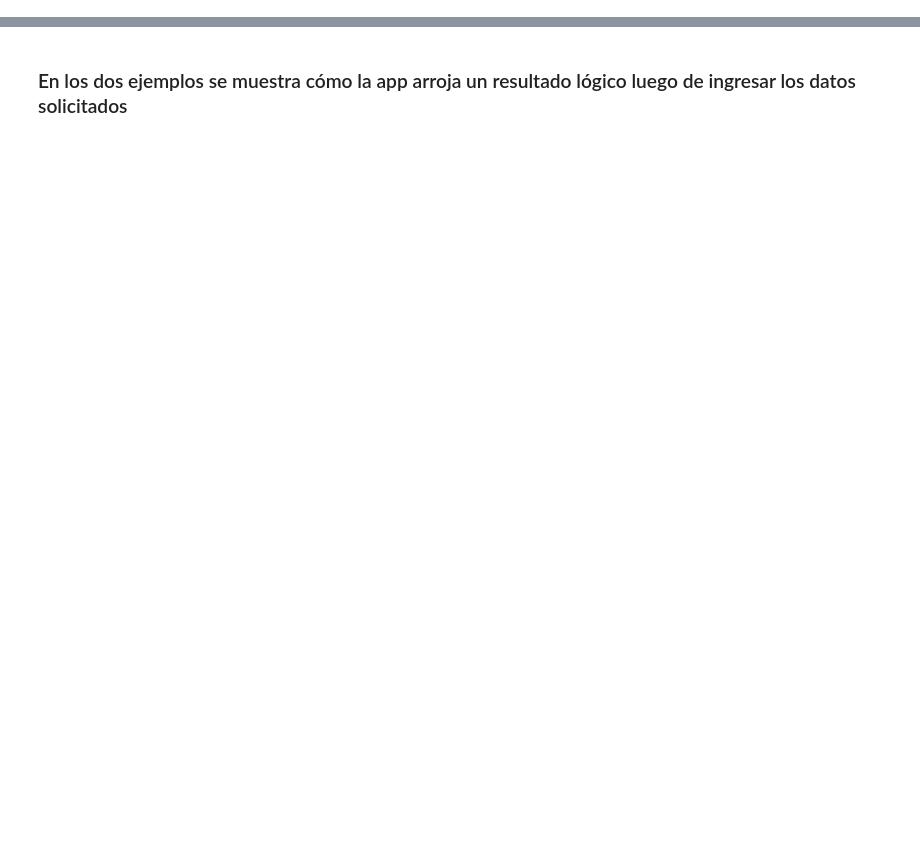
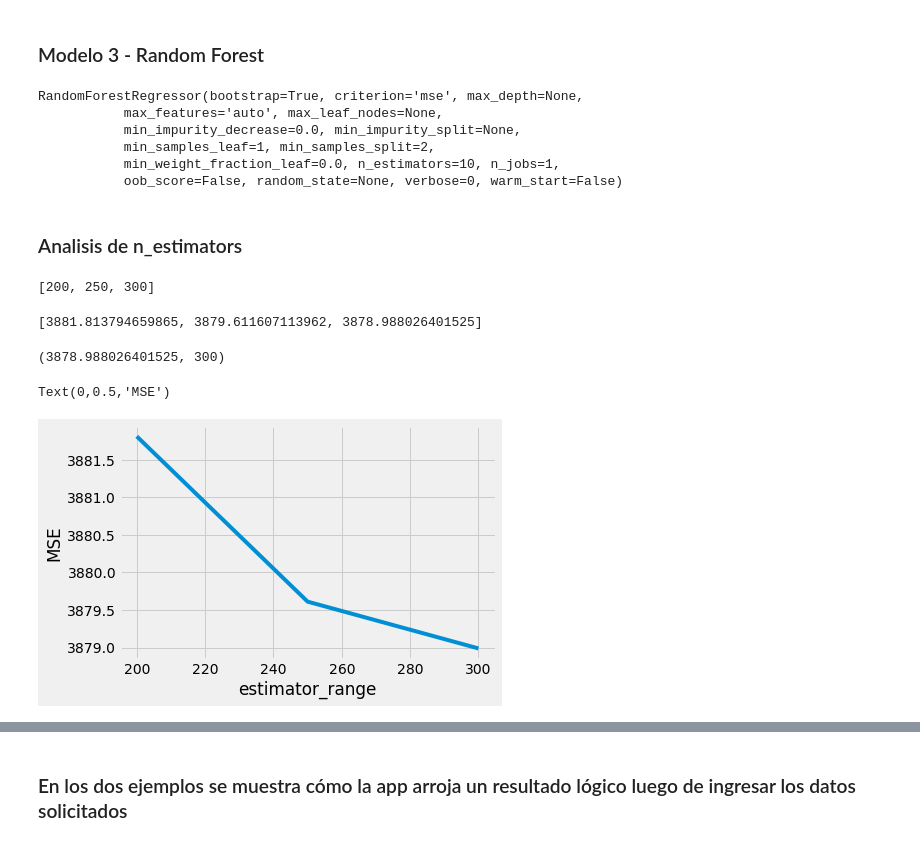
Before and after one commit to julianfbaquero/PracticalMachineLearningClass, a Jupyter notebook: P1/P1-Baquero-Lozano-Noriega.ipynb, the cells around one changed output, grey strips where cells are left out. Drawn from its saved outputs; the diff is of its cells as text; code cells hidden in the pictures; blank space fills up the shorter version.

```diff
--- a/P1/P1-Baquero-Lozano-Noriega.ipynb
+++ b/P1/P1-Baquero-Lozano-Noriega.ipynb
@@ -254,0 +724,50 @@ https://github.com/julianfbaquero/PracticalMachineLearningClass/blob/master/P1/V
+# %% [markdown]
+### Modelo 3 - Random Forest
+# %%
+from sklearn.ensemble import RandomForestRegressor
+RFreg = RandomForestRegressor()
+RFreg
+# %% [output]
+RandomForestRegressor(bootstrap=True, criterion='mse', max_depth=None,
+           max_features='auto', max_leaf_nodes=None,
+           min_impurity_decrease=0.0, min_impurity_split=None,
+           min_samples_leaf=1, min_samples_split=2,
+           min_weight_fraction_leaf=0.0, n_estimators=10, n_jobs=1,
+           oob_score=False, random_state=None, verbose=0, warm_start=False)
+# %% [markdown]
+### Analisis de n_estimators
+# %%
+# list of values to try for n_estimators
+estimator_range = range(200, 350, 50)
+list(estimator_range)
+# %% [output]
+[200, 250, 300]
+# %%
+# list to store the average Accuracy for each value of n_estimators
+MSE = []
+
+for estimator in estimator_range:
+    RFreg = RandomForestRegressor(bootstrap=True,criterion='mse',max_depth=None,n_estimators=estimator,
+                                  random_state=1, n_jobs=-1)
+
+    # fit and predict
+    RFreg.fit(X_train, y_train)
+    y_pred = RFreg.predict(X_test)
+    y_pred
+
+    MSE.append(np.sqrt(mean_squared_error(y_test, y_pred)))
+print(MSE)
+# %% [output]
+[3881.813794659865, 3879.611607113962, 3878.988026401525]
+# %%
+# show the best MSE and the corresponding n_estimators
+sorted(zip(MSE, estimator_range))[::1][0]
+# %% [output]
+(3878.988026401525, 300)
+# %%
+plt.plot(estimator_range, MSE)
+plt.xlabel('estimator_range')
+plt.ylabel('MSE')
+# %% [output]
+Text(0,0.5,'MSE')
+[figure, added]
```
Also changed, not shown: parts of 183 cells of this notebook.
